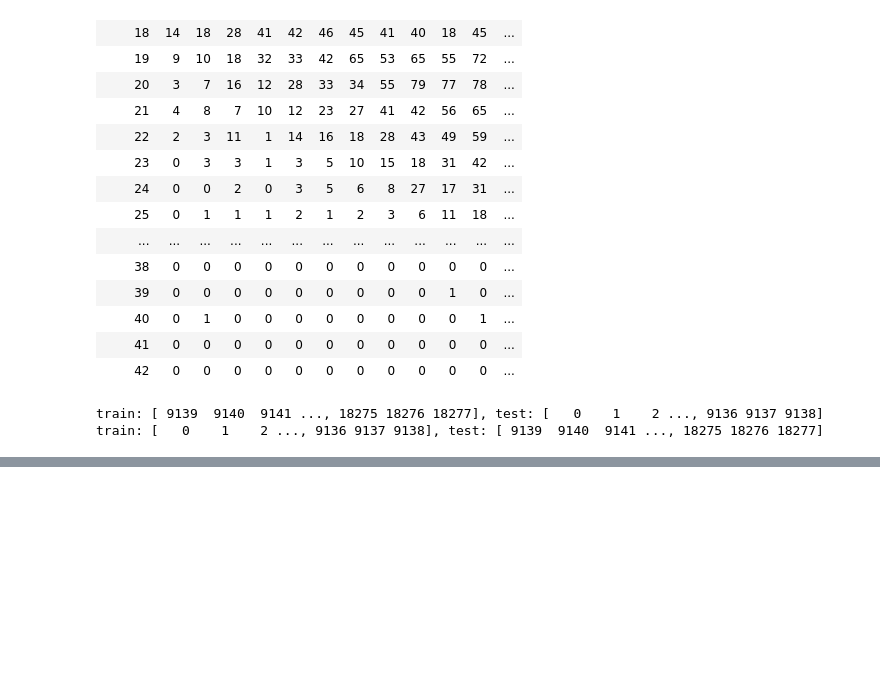
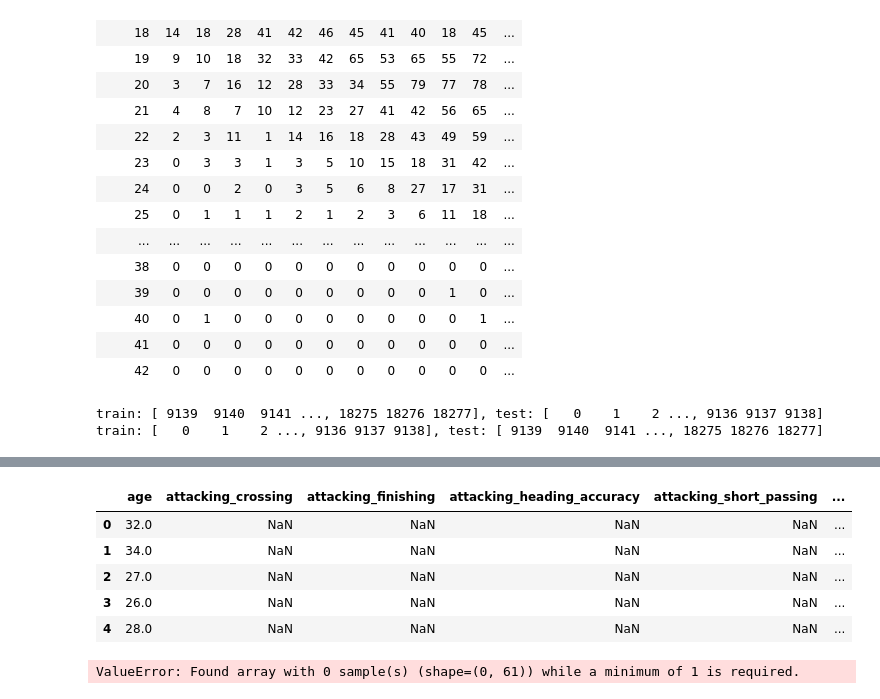
Before and after one commit to Nishant2415/Machine-Learning, a Jupyter notebook: College/PracticalML.ipynb, the cells around one changed output, grey strips where cells are left out. Saved outputs shown, nothing was run; the diff lists cells and outputs as text; code cells hidden in the pictures; blank space fills up the shorter version.

```diff
--- a/College/PracticalML.ipynb
+++ b/College/PracticalML.ipynb
@@ -98,0 +134,16 @@ train: [   0    1    2 ..., 9136 9137 9138], test: [ 9139  9140  9141 ..., 18275
+# %%
+player_full.head()
+# %% [output]
+|  | age | attacking_crossing | attacking_finishing | attacking_heading_accuracy | attacking_short_passing | ... |
+| 0 | 32.0 | NaN | NaN | NaN | NaN | ... |
+| 1 | 34.0 | NaN | NaN | NaN | NaN | ... |
+| 2 | 27.0 | NaN | NaN | NaN | NaN | ... |
+| 3 | 26.0 | NaN | NaN | NaN | NaN | ... |
+| 4 | 28.0 | NaN | NaN | NaN | NaN | ... |
+# %%
+pca = PCA(n_components = 0.99)
+features_pca = pca.fit_transform(player_new)
+print('Original features',player_new.shape[1])
+print('Reduced features',features_pca.shape[1])
+# %% [output]
+ValueError: Found array with 0 sample(s) (shape=(0, 61)) while a minimum of 1 is required.
```
Also changed, not shown: parts of 8 cells of this notebook.
